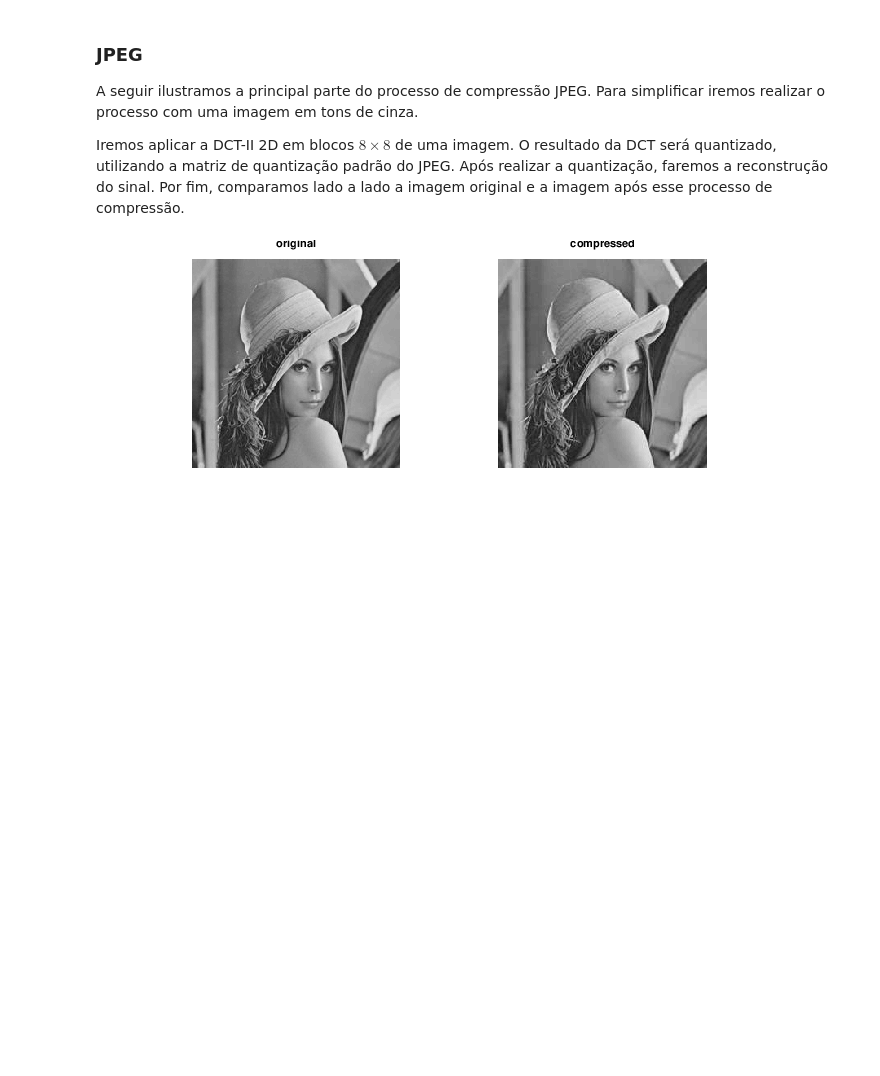
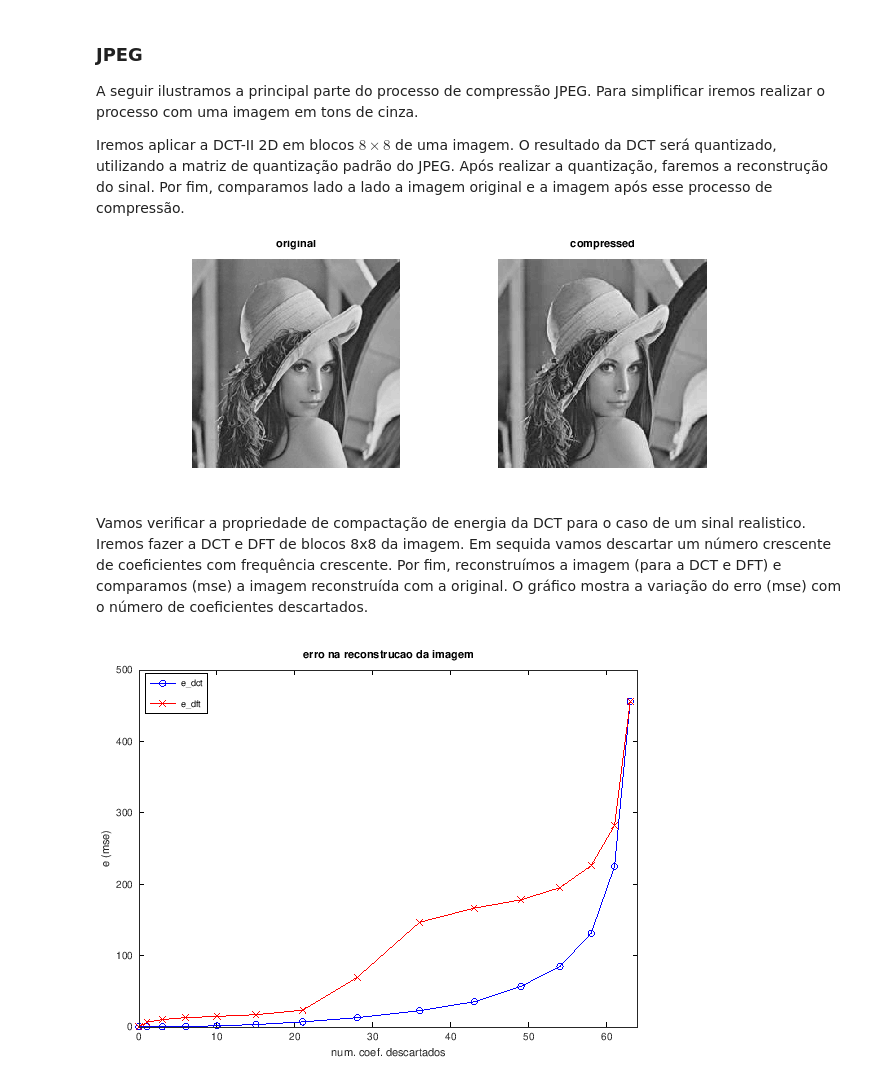
Before and after one commit to leolca/notebooks, a Jupyter notebook: aev/DCT.ipynb, the cells around one changed output. Cells and saved outputs as stored; diff of their text form; code cells hidden in the pictures; blank space fills up the shorter version.

Commit message:
adding dct x dft energy compression for lena image

```diff
--- a/aev/DCT.ipynb
+++ b/aev/DCT.ipynb
@@ -269,3 +269,42 @@ subplot(1,2,1); imshow(uint8(X)); title('original');
 subplot(1,2,2); imshow(uint8(Xr)); title('compressed');
 # %% [output]
 [figure]
+# %% [markdown]
+Vamos verificar a propriedade de compactação de energia da DCT para o caso de um sinal realistico. Iremos fazer a DCT e DFT de blocos 8x8 da imagem. Em sequida vamos descartar um número crescente de coeficientes com frequência crescente. Por fim, reconstruímos a imagem (para a DCT e DFT) e comparamos (mse) a imagem reconstruída com a original. O gráfico mostra a variação do erro (mse) com o número de coeficientes descartados.
+# %%
+pkg load image
+pkg load signal
+
+function e=mse(x,y), e=sum(sum(sum(abs(x-y).^2)))/numel (x); endfunction
+function Q = mtxQ (k), Q=zeros(8); for i=1:8,for j=1:8,if(i+j <= k+1),Q(i,j)=1;end;end;end; endfunction
+
+X = imread ('imgs/lena.jpg');
+Xycbcr = double(rgb2ycbcr (X));
+N = 8;
+C = dctmtx (N);
+D = dftmtx (N);
+dct2d = @(X) C*X*C';
+dft2d = @(X) D*X*D';
+idct2d = @(X) C'*X*C;
+idft2d = @(X) (conj(D)/N)*X*(conj(D')/N);
+for i=1:3, Xdct(:,:,i) = blockproc (Xycbcr(:,:,i), [N,N], dct2d); end;
+for i=1:3, Xdft(:,:,i) = blockproc (Xycbcr(:,:,i), [N,N], dft2d); end;
+
+for k = 1:15,
+  Q = mtxQ (k);
+  descarte = @(X) X.*Q;
+  nk(k) = (N*N-sum(sum(Q)));
+  for i=1:3, Xdct_d(:,:,i) = blockproc (Xdct(:,:,i), [N,N], descarte); end;
+  for i=1:3, Xdft_d(:,:,i) = blockproc (Xdft(:,:,i), [N,N], descarte); end;
+  for i=1:3, Xrycbcr(:,:,i) = blockproc (Xdct_d(:,:,i), [N,N], idct2d); end;
+  for i=1:3, Xrycbcr_dft(:,:,i) = blockproc (Xdft_d(:,:,i), [N,N], idft2d); end;
+  Xr = ycbcr2rgb (uint8(Xrycbcr));
+  Xr_dft = ycbcr2rgb (uint8(real(Xrycbcr_dft)));
+  edct(k) = mse(double(Xr),double(X));
+  edft(k) = mse(double(Xr_dft),double(X));
+endfor;
+plot(nk,edct,'-bo',nk,edft,'-rx');
+legend('e\_dct','e\_dft','location','northwest'); xlabel('num. coef. descartados'); ylabel('e (mse)'); xlim([0, N*N]);
+title('erro na reconstrucao da imagem');
+# %% [output]
+[figure, added]
```
